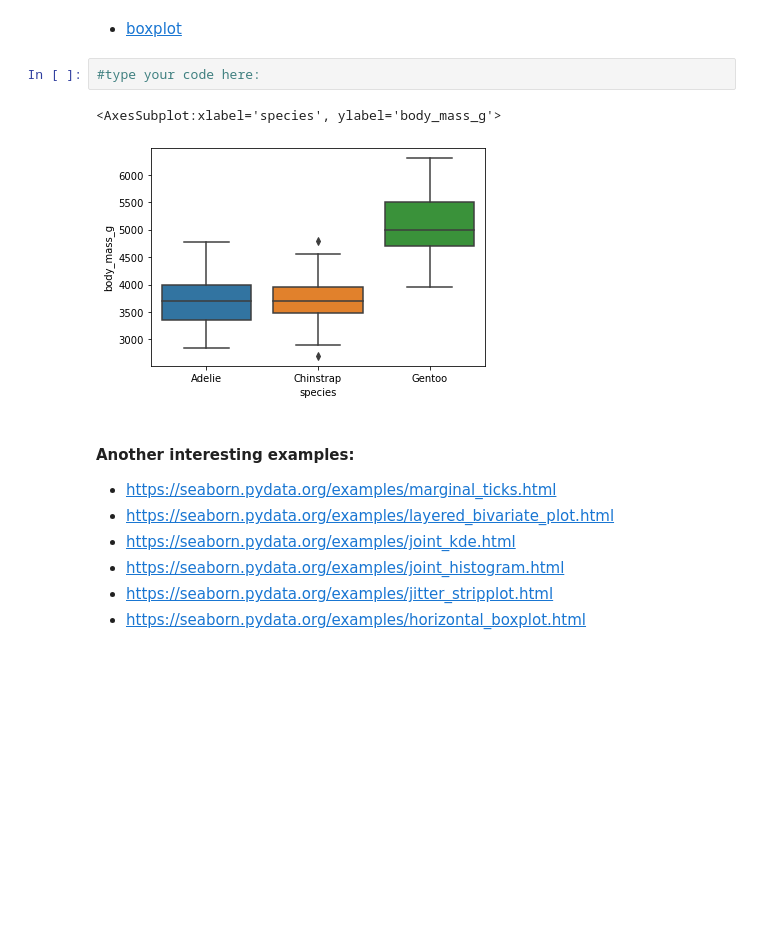
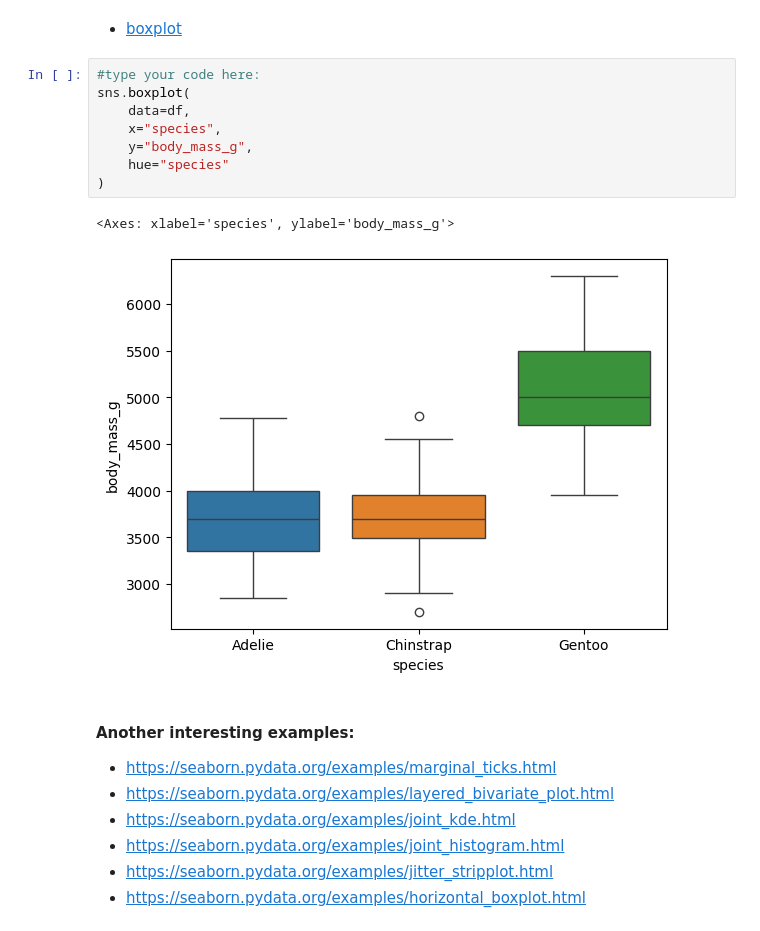
Before and after one commit to BasilReda/ITI_AI_Intake46, a Jupyter notebook: probability/Day2/PDS_ITI_PRO_Student_Lab_2.ipynb, the cells around one changed output. Drawn from its saved outputs; the diff is of its cells as text; blank space fills up the shorter version.

```diff
--- a/probability/Day2/PDS_ITI_PRO_Student_Lab_2.ipynb
+++ b/probability/Day2/PDS_ITI_PRO_Student_Lab_2.ipynb
@@ -354,9 +358,15 @@ sns.displot(data = df , x = 'flipper_length_mm' , col = "island" , row="sex" , k
 - [boxplot](https://seaborn.pydata.org/generated/seaborn.boxplot.html)
 # %%
 #type your code here:
+sns.boxplot(
+    data=df,
+    x="species",
+    y="body_mass_g",
+    hue="species"
+)
 # %% [output]
-<AxesSubplot:xlabel='species', ylabel='body_mass_g'>
+<Axes: xlabel='species', ylabel='body_mass_g'>
-[figure, old version]
+[figure, new version]
 # %% [markdown]
 #### Another interesting examples:
 
```
Also changed, not shown: parts of 20 cells of this notebook.
